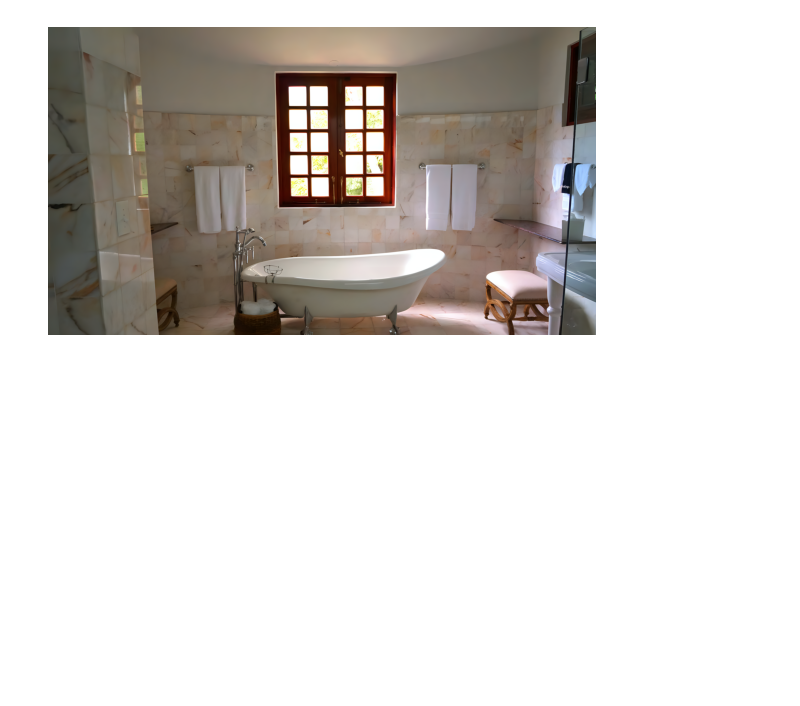
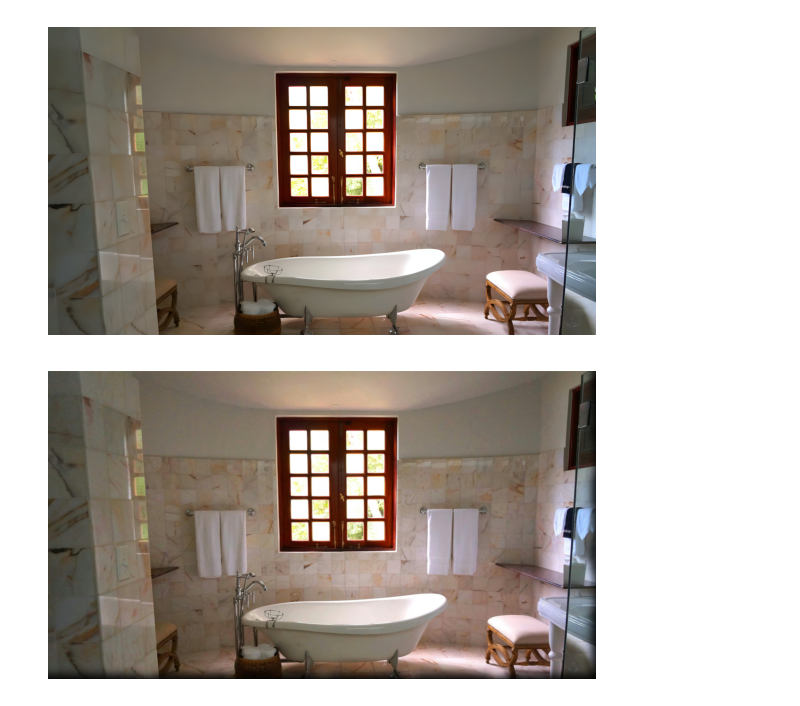
Before and after one commit to albertoarenas/stablediff_workflows, a Jupyter notebook: notebooks/tiling.ipynb, the cells around one changed output. Drawn from its saved outputs; the diff is of its cells as text; code cells hidden in the pictures; blank space fills up the shorter version.

```diff
--- a/notebooks/tiling.ipynb
+++ b/notebooks/tiling.ipynb
@@ -466,3 +469,7 @@ sr_image.size
 plot_image(sr_image, (8,4))
 # %% [output]
 [figure]
+# %%
+plot_image(upscaled_tiled_image, (8,4))
+# %% [output]
+[figure, added]
```
Also changed, not shown: parts of 4 cells of this notebook, 3 other files.
